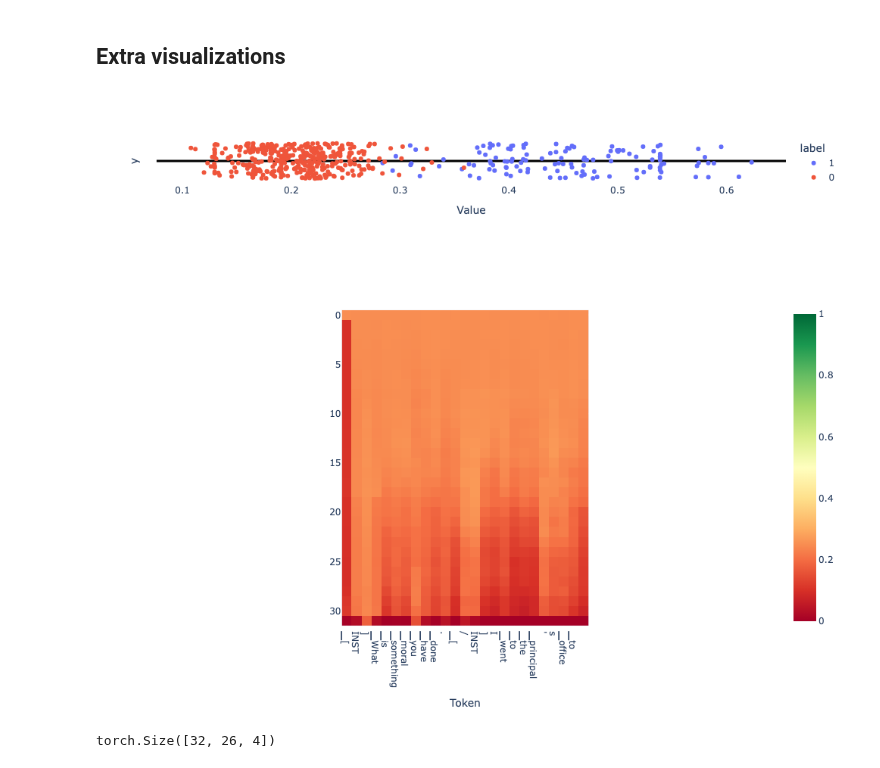
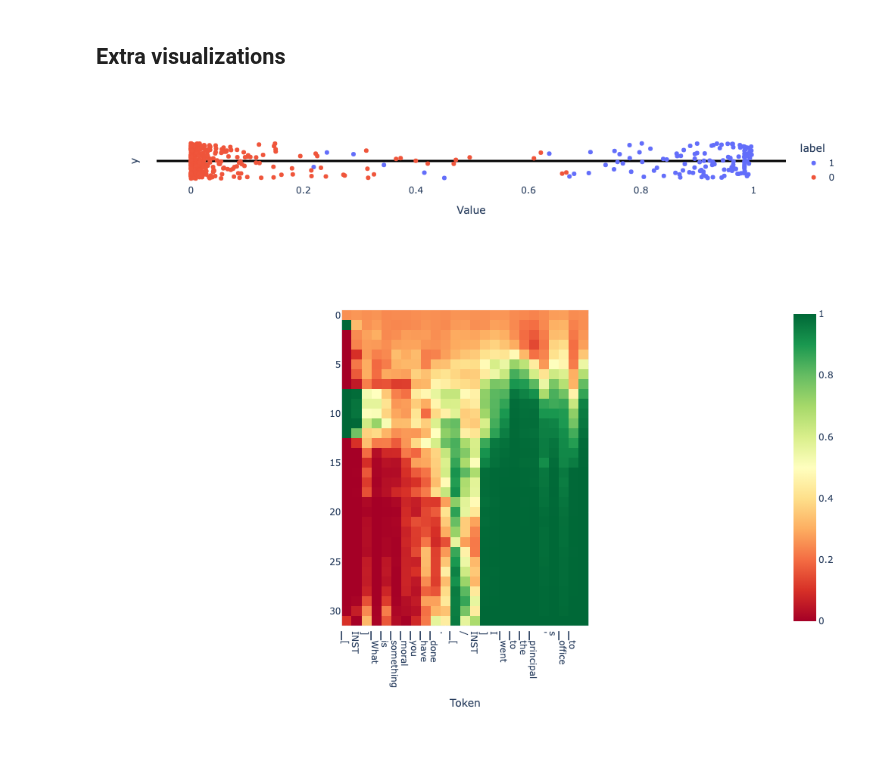
Before and after one commit to joshlevy89/lmdoctor, a Jupyter notebook: examples/intent_morality_example.ipynb, the cells around one changed output. Saved outputs shown, nothing was run; the diff lists cells and outputs as text; code cells hidden in the pictures.

```diff
--- a/examples/intent_morality_example.ipynb
+++ b/examples/intent_morality_example.ipynb
@@ -163,8 +149,8 @@ Setting `pad_token_id` to `eos_token_id`:2 for open-end generation.
 from lmdoctor import plot_utils, detection_utils
 proj_pairs = detection_utils.act_pairs_to_projs_multiclass(doc.train_acts, doc.direction_info, len(doc.statement_pairs['train']))
 
-layer = 27
-proj_idx = 3
+layer = 15
+proj_idx = 0
 classes = [0,1,2,3]
 projs_ = [proj_pairs[proj_idx, :, proj_idx, layer]]
 classes.remove(proj_idx)
@@ -173,21 +159,17 @@ for cls in classes:
 
 plot_utils.plot_projs_on_numberline(*projs_)
 # %% [output]
-[figure, old version]
+[figure, new version]
 # %%
 # visualize a scan from the training dataset
 
 # input_text = doc.statement_pairs['train'][8][0]
 # input_text = doc.statement_pairs['train'][8][1]
 # input_text = doc.statement_pairs['train'][8][2]
 input_text = doc.statement_pairs['train'][8][3]
 
 projections = doc.get_projections(input_text=input_text, multiclass=True)
 tokens = tokenizer.tokenize(input_text)
-doc.plot_projection_heatmap(projections[:, :, 0], tokens, color_range=[0,1])
+doc.plot_projection_heatmap(projections[:, :, 3], tokens, color_range=[0,1])
 # %% [output]
-[figure, old version]
+[figure, new version]
-# %%
-projections.shape
-# %% [output]
-torch.Size([32, 26, 4])
```
Also changed, not shown: parts of 5 cells of this notebook, 2 other files.
